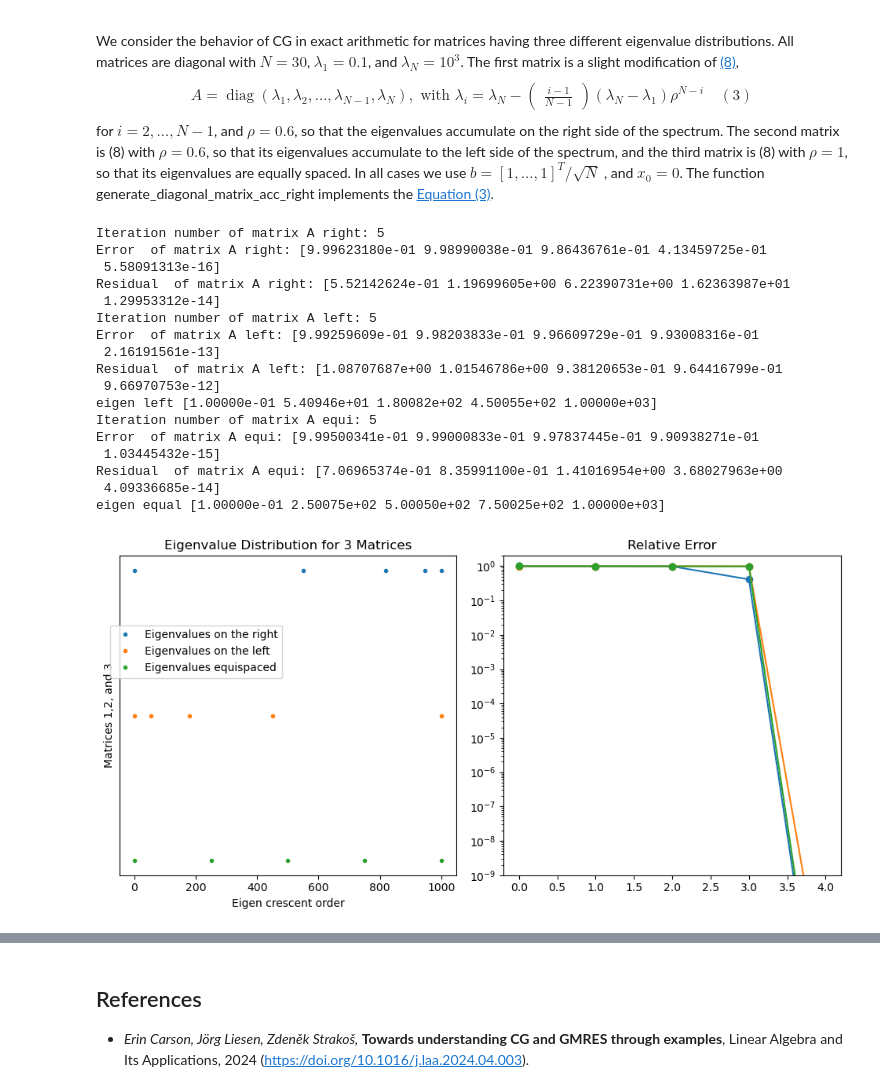
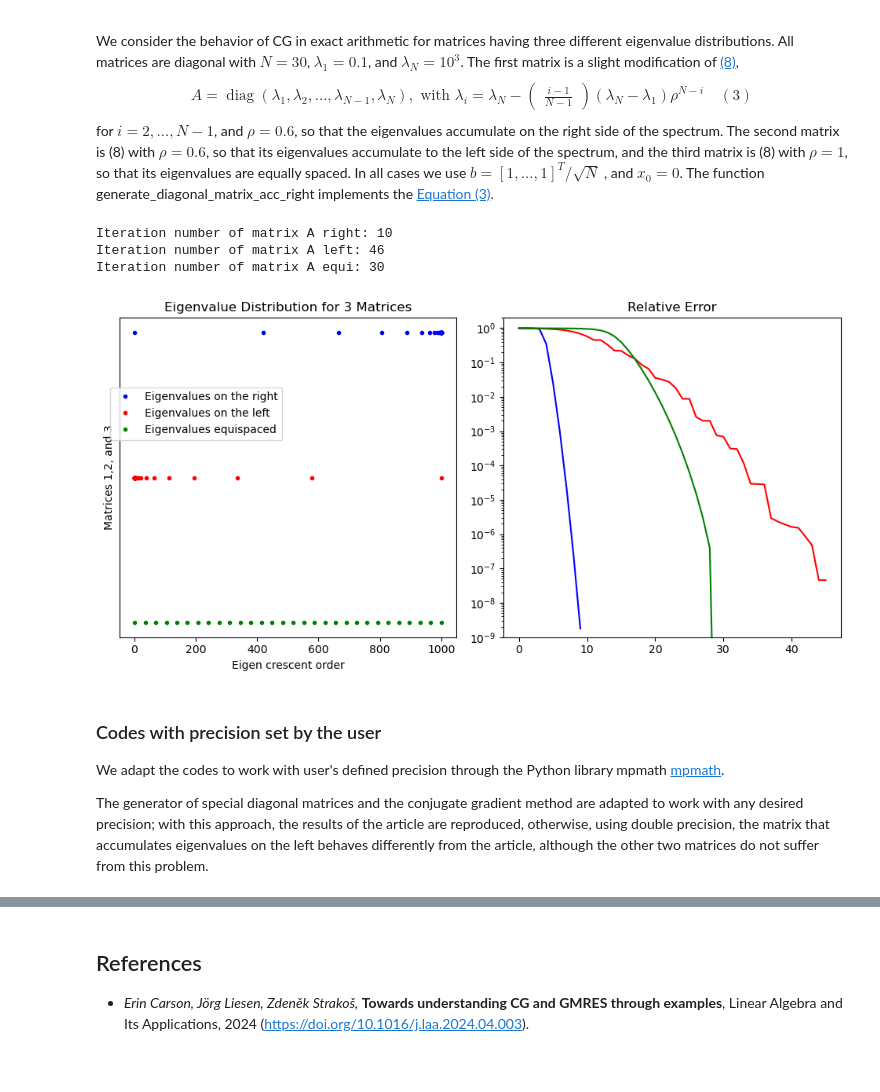
Before and after one commit to luizmc/Krylov, a Jupyter notebook: Krylov_CLS.ipynb, the cells around one changed output, grey strips where cells are left out. Cells and saved outputs as stored; diff of their text form; code cells hidden in the pictures.

```diff
--- a/Krylov_CLS.ipynb
+++ b/Krylov_CLS.ipynb
@@ -37,6 +38,8 @@ import numpy as np
 
 def cg_cls(A, b, x0, sol, tol=1e-7, max_iter=1000):
     """
+    Conjugate Gradient (2-term recurrence variant), based on the article's algorithm.
+
     Solve the linear system Ax = b using the conjugate gradient method.
 
     Parameters:
@@ -50,14 +53,17 @@ def cg_cls(A, b, x0, sol, tol=1e-7, max_iter=1000):
     Returns:
         x (numpy.ndarray): The solution vector.
         num_iterations (int): The number of iterations performed.
+        relerrorvec (numpy.ndarray): A vector with the relative error of each iteration
+        relresvec (numpy.ndarray): A vector with the relative resideual of each iteration
+
     """
     r = b - np.dot(A, x0)
     p = r
     x = x0
-    r_dot_old = np.dot(r, r)
     relerrorvec = np.zeros(max_iter)
     relresvec = np.zeros(max_iter)
-    normb=np.sqrt(np.dot(r, r))
+    normb=np.sqrt(np.dot(b, b))
+    r_dot_old=np.dot(r,r)
     normsolexa=compute_A_norm(A,sol)
     for k in range(max_iter):
         Ap = np.dot(A, p)
@@ -366,10 +372,12 @@ $ \rho= 1$,
 so that its eigenvalues are equally spaced. In all cases we use $b = [1, . . . , 1]^T/ \sqrt{N}$ , and
 $x_0 = 0$. The function generate_diagonal_matrix_acc_right implements the [Equation (3)](#eq3).
 # %%
+
+N = 30
+
 rho = .6
 lambda_1 = 0.1
 lambda_N = 10.0**3
-N = 5
 Ar = generate_diagonal_matrix_acc_right(rho, lambda_1, N, lambda_N)
 vector1=np.diag(Ar)
 b = np.ones_like(vector1)/np.sqrt(N)
@@ -377,9 +385,13 @@ x0 = np.zeros_like(b)
 sol = np.linalg.solve(Ar,b)
 appsol, num_iterations, relerrorvec1, relresvec1 = cg_cls(Ar, b, x0, sol)
 print("Iteration number of matrix A right:", num_iterations)
-print("Error  of matrix A right:", relerrorvec1)
-print("Residual  of matrix A right:", relresvec1)
+#print("Error  of matrix A right:", relerrorvec1)
+#print("Residual  of matrix A right:", relresvec1)
+#print('eigen right',np.sort(vector1))
 
+rho = .6
+lambda_1 = 0.1
+lambda_N = 10.0**3
 Al = generate_diagonal_matrix_acc_left(rho, lambda_1, N, lambda_N)
 vector2=np.diag(Al)
 b = np.ones_like(vector2)/np.sqrt(N)
@@ -387,69 +399,63 @@ x0 = np.zeros_like(b)
 sol = np.linalg.solve(Al,b)
 appsol, num_iterations, relerrorvec2, relresvec2 = cg_cls(Al, b, x0, sol)
 print("Iteration number of matrix A left:", num_iterations)
-print("Error  of matrix A left:", relerrorvec2)
-print("Residual  of matrix A left:", relresvec2)
-print('eigen left',vector2)
+#print("Error  of matrix A left:", relerrorvec2)
+#print("Residual  of matrix A left:", relresvec2)
+#print('eigen left',vector2)
 
 rho=1.
+lambda_1 = 0.1
+lambda_N = 10.0**3
 Am = generate_diagonal_matrix_acc_left(rho, lambda_1, N, lambda_N)
 vector3=np.diag(Am)
 sol = np.linalg.solve(Am,b)
 appsol, num_iterations, relerrorvec3, relresvec3 = cg_cls(Am, b, x0, sol)
 print("Iteration number of matrix A equi:", num_iterations)
-print("Error  of matrix A equi:", relerrorvec3)
-print("Residual  of matrix A equi:", relresvec3)
-print('eigen equal',vector3)
+#print("Error  of matrix A equi:", relerrorvec3)
+#print("Residual  of matrix A equi:", relresvec3)
+#print('eigen equal',vector3)
 
 fig, axs = plt.subplots(1, 2, figsize=(10, 5))
 
 # Plot the first vector on the first subplot
 y_values = np.ones_like(vector1)+2
-axs[0].plot(vector1,y_values,marker='o', linestyle='', markersize=3,label='Eigenvalues on the right')
+axs[0].plot(vector1,y_values,marker='o',color='blue', linestyle='', markersize=3,label='Eigenvalues on the right')
 y_values = np.ones_like(vector2)+1
-axs[0].plot(vector2,y_values,marker='o', linestyle='', markersize=3,label='Eigenvalues on the left')
+axs[0].plot(vector2,y_values,marker='o',color='r', linestyle='', markersize=3,label='Eigenvalues on the left')
 y_values = np.ones_like(vector3)
-axs[0].plot(vector3,y_values,marker='o', linestyle='', markersize=3,label='Eigenvalues equispaced')
+axs[0].plot(vector3,y_values,marker='o',color='g', linestyle='', markersize=3,label='Eigenvalues equispaced')
 
 axs[0].set_xlabel('Eigen crescent order')
 axs[0].set_ylabel('Matrices 1,2, and 3')
 axs[0].set_title('Eigenvalue Distribution for 3 Matrices')
 
 # Add legend
 axs[0].legend(loc='upper right', bbox_to_anchor=(.5, .8))
 axs[0].set_yticks([])
 
 
 # Plot the second vector on the second subplot
-axs[1].plot(relerrorvec1,marker='o',label='Relative error right')
-axs[1].plot(relerrorvec2, marker='o',label='Relative error left')
-axs[1].plot(relerrorvec3,marker='o', label='Relative error left')
+axs[1].plot(relerrorvec1,marker='',color='blue',label='Relative error right')
+axs[1].plot(relerrorvec2, marker='', color='r',label='Relative error left')
+axs[1].plot(relerrorvec3,marker='', color='g',label='Relative error eq')
 
 axs[1].set_title('Relative Error')
 axs[1].set_yscale('log')
 #axs[1].legend(loc='upper right', bbox_to_anchor=(.5, .8))
 axs[1].set_ylim(10**(-9), 2)
 # Adjust layout to prevent overlap
 plt.tight_layout()
 
 # Show the plot
 plt.show()
 # %% [output]
-Iteration number of matrix A right: 5
-Error  of matrix A right: [9.99623180e-01 9.98990038e-01 9.86436761e-01 4.13459725e-01
- 5.58091313e-16]
-Residual  of matrix A right: [5.52142624e-01 1.19699605e+00 6.22390731e+00 1.62363987e+01
- 1.29953312e-14]
-Iteration number of matrix A left: 5
-Error  of matrix A left: [9.99259609e-01 9.98203833e-01 9.96609729e-01 9.93008316e-01
- 2.16191561e-13]
-Residual  of matrix A left: [1.08707687e+00 1.01546786e+00 9.38120653e-01 9.64416799e-01
- 9.66970753e-12]
-eigen left [1.00000e-01 5.40946e+01 1.80082e+02 4.50055e+02 1.00000e+03]
-Iteration number of matrix A equi: 5
-Error  of matrix A equi: [9.99500341e-01 9.99000833e-01 9.97837445e-01 9.90938271e-01
- 1.03445432e-15]
-Residual  of matrix A equi: [7.06965374e-01 8.35991100e-01 1.41016954e+00 3.68027963e+00
- 4.09336685e-14]
-eigen equal [1.00000e-01 2.50075e+02 5.00050e+02 7.50025e+02 1.00000e+03]
+Iteration number of matrix A right: 10
+Iteration number of matrix A left: 46
+Iteration number of matrix A equi: 30
-[figure, old version]
+[figure, new version]
+# %% [markdown]
+### Codes with precision set by the user
+
+We adapt the codes to work with user's defined precision through the Python library mpmath  [mpmath](https://mpmath.org/).
+
+The generator of special diagonal matrices and the conjugate gradient method are adapted to work with any desired precision; with this approach, the results of the article are reproduced, otherwise, using double precision, the matrix that accumulates eigenvalues on the left behaves differently from the article, although the other two matrices do not suffer from this problem.
```
Also changed, not shown: parts of 7 cells of this notebook.
